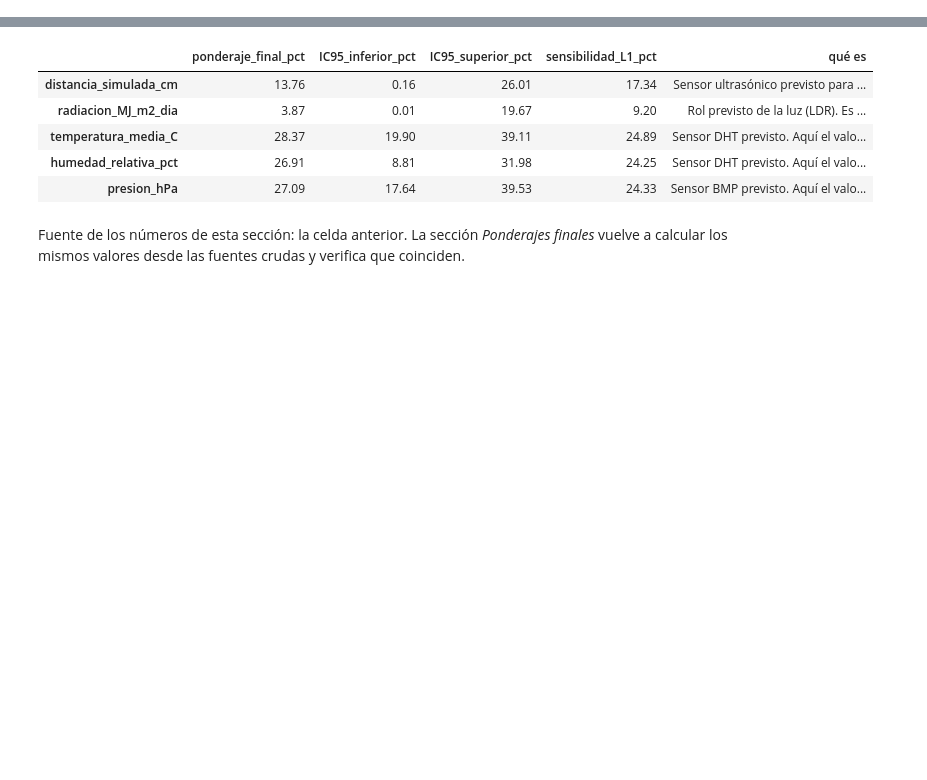
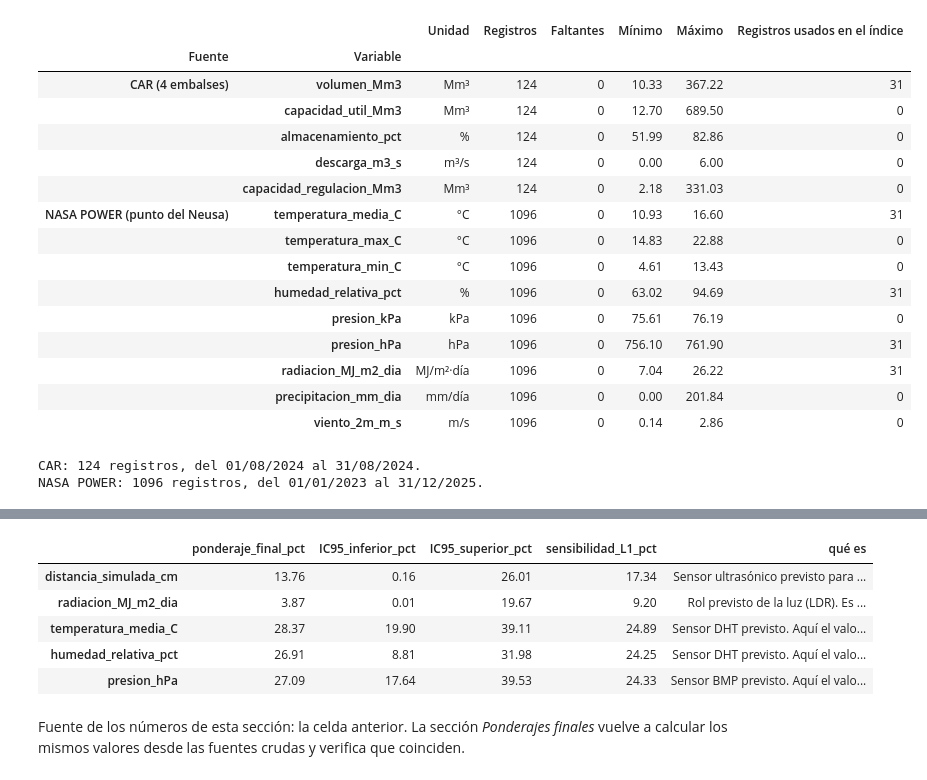
Before and after one commit to MarshallGomez1103/IoT_ACP_Analitica, a Jupyter notebook: 02_Analisis_IoT_procedimiento_Parcial1_Parcial2.ipynb, the cells around one changed output, grey strips where cells are left out. Cells and saved outputs as stored; diff of their text form; code cells hidden in the pictures; blank space fills up the shorter version.

Commit message:
docs(cuaderno): describe fuentes de datos, inventario de variables y enlaces originales

```diff
--- a/02_Analisis_IoT_procedimiento_Parcial1_Parcial2.ipynb
+++ b/02_Analisis_IoT_procedimiento_Parcial1_Parcial2.ipynb
@@ -12,0 +23,66 @@ Cada fila de la tabla es una variable. La columna `ponderaje_final_pct` suma 100
+# %%
+from pathlib import Path
+import json
+import pandas as pd
+from IPython.display import Markdown, display
+
+BASE = Path.cwd()
+assert (BASE / "datos/fuentes.json").is_file(), "Ejecutar el cuaderno desde la carpeta que contiene datos/."
+car = pd.read_csv(BASE / "datos/car_embalses_agosto_2024.csv", parse_dates=["fecha"])
+nasa = pd.read_csv(BASE / "datos/nasa_power_neusa_diario_2023_2025.csv", parse_dates=["fecha"])
+car_neusa_agosto = car[car["embalse"].eq("Neusa")]
+nasa_agosto = nasa[nasa["fecha"].between("2024-08-01", "2024-08-31")]
+
+UNIDADES = {
+    "volumen_Mm3": "Mm³", "capacidad_util_Mm3": "Mm³", "almacenamiento_pct": "%",
+    "descarga_m3_s": "m³/s", "capacidad_regulacion_Mm3": "Mm³",
+    "temperatura_media_C": "°C", "temperatura_max_C": "°C", "temperatura_min_C": "°C",
+    "humedad_relativa_pct": "%", "presion_kPa": "kPa", "presion_hPa": "hPa",
+    "radiacion_MJ_m2_dia": "MJ/m²·día", "precipitacion_mm_dia": "mm/día", "viento_2m_m_s": "m/s",
+}
+EN_INDICE_CAR = {"volumen_Mm3"}
+EN_INDICE_NASA = {"temperatura_media_C", "humedad_relativa_pct", "presion_hPa", "radiacion_MJ_m2_dia"}
+
+filas = []
+for columna in ["volumen_Mm3", "capacidad_util_Mm3", "almacenamiento_pct",
+                "descarga_m3_s", "capacidad_regulacion_Mm3"]:
+    serie = car[columna]
+    filas.append({
+        "Fuente": "CAR (4 embalses)", "Variable": columna, "Unidad": UNIDADES[columna],
+        "Registros": int(serie.notna().sum()), "Faltantes": int(serie.isna().sum()),
+        "Mínimo": round(serie.min(), 2), "Máximo": round(serie.max(), 2),
+        "Registros usados en el índice": int(car_neusa_agosto[columna].notna().sum()) if columna in EN_INDICE_CAR else 0,
+    })
+for columna in ["temperatura_media_C", "temperatura_max_C", "temperatura_min_C",
+                "humedad_relativa_pct", "presion_kPa", "presion_hPa",
+                "radiacion_MJ_m2_dia", "precipitacion_mm_dia", "viento_2m_m_s"]:
+    serie = nasa[columna]
+    filas.append({
+        "Fuente": "NASA POWER (punto del Neusa)", "Variable": columna, "Unidad": UNIDADES[columna],
+        "Registros": int(serie.notna().sum()), "Faltantes": int(serie.isna().sum()),
+        "Mínimo": round(serie.min(), 2), "Máximo": round(serie.max(), 2),
+        "Registros usados en el índice": int(nasa_agosto[columna].notna().sum()) if columna in EN_INDICE_NASA else 0,
+    })
+inventario = pd.DataFrame(filas).set_index(["Fuente", "Variable"])
+display(inventario)
+print(f"CAR: {len(car)} registros, del {car['fecha'].min():%d/%m/%Y} al {car['fecha'].max():%d/%m/%Y}.")
+print(f"NASA POWER: {len(nasa)} registros, del {nasa['fecha'].min():%d/%m/%Y} al {nasa['fecha'].max():%d/%m/%Y}.")
+# %% [output]
+|  |  | Unidad | Registros | Faltantes | Mínimo | Máximo | Registros usados en el índice |
+| Fuente | Variable |  |  |  |  |  |  |
+| CAR (4 embalses) | volumen_Mm3 | Mm³ | 124 | 0 | 10.33 | 367.22 | 31 |
+|  | capacidad_util_Mm3 | Mm³ | 124 | 0 | 12.70 | 689.50 | 0 |
+|  | almacenamiento_pct | % | 124 | 0 | 51.99 | 82.86 | 0 |
+|  | descarga_m3_s | m³/s | 124 | 0 | 0.00 | 6.00 | 0 |
+|  | capacidad_regulacion_Mm3 | Mm³ | 124 | 0 | 2.18 | 331.03 | 0 |
+| NASA POWER (punto del Neusa) | temperatura_media_C | °C | 1096 | 0 | 10.93 | 16.60 | 31 |
+|  | temperatura_max_C | °C | 1096 | 0 | 14.83 | 22.88 | 0 |
+|  | temperatura_min_C | °C | 1096 | 0 | 4.61 | 13.43 | 0 |
+|  | humedad_relativa_pct | % | 1096 | 0 | 63.02 | 94.69 | 31 |
+|  | presion_kPa | kPa | 1096 | 0 | 75.61 | 76.19 | 0 |
+|  | presion_hPa | hPa | 1096 | 0 | 756.10 | 761.90 | 31 |
+|  | radiacion_MJ_m2_dia | MJ/m²·día | 1096 | 0 | 7.04 | 26.22 | 31 |
+|  | precipitacion_mm_dia | mm/día | 1096 | 0 | 0.00 | 201.84 | 0 |
+|  | viento_2m_m_s | m/s | 1096 | 0 | 0.14 | 2.86 | 0 |
+CAR: 124 registros, del 01/08/2024 al 31/08/2024.
+NASA POWER: 1096 registros, del 01/01/2023 al 31/12/2025.
```
Also changed, not shown: parts of 8 cells of this notebook.
